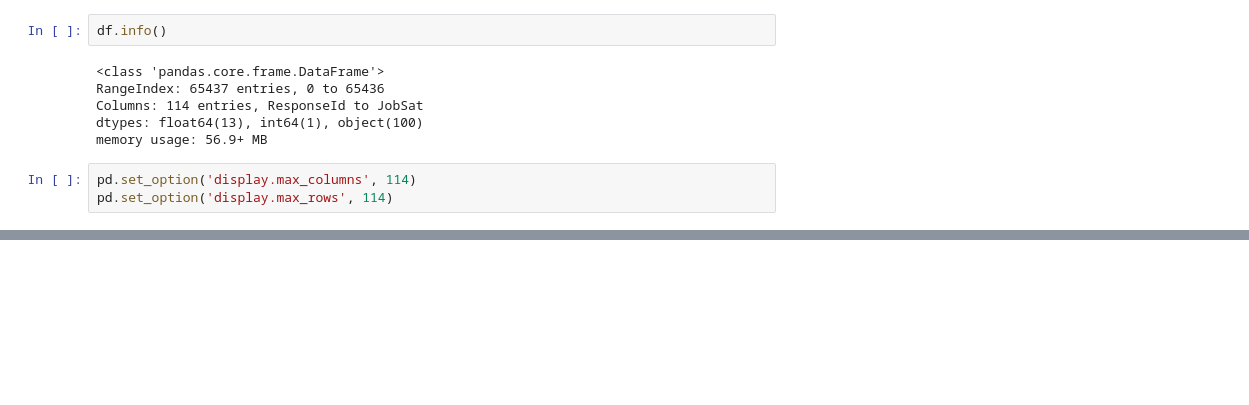
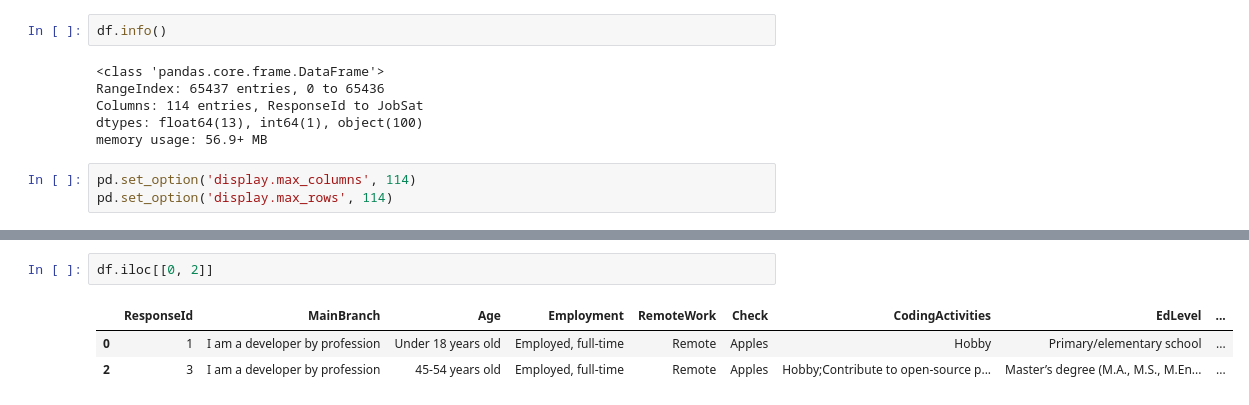
Before and after one commit to Tanishqua-Simform/python, a Jupyter notebook: Pandas/Stackoverflow_Survey.ipynb, the cells around one changed output, grey strips where cells are left out. Drawn from its saved outputs; the diff is of its cells as text; blank space fills up the shorter version.

```diff
--- a/Pandas/Stackoverflow_Survey.ipynb
+++ b/Pandas/Stackoverflow_Survey.ipynb
@@ -83 +124,7 @@ df.head()
+# %%
+df.iloc[[0, 2]]
+# %% [output]
+|  | ResponseId | MainBranch | Age | Employment | RemoteWork | Check | CodingActivities | EdLevel | ... |
+| 0 | 1 | I am a developer by profession | Under 18 years old | Employed, full-time | Remote | Apples | Hobby | Primary/elementary school | ... |
+| 2 | 3 | I am a developer by profession | 45-54 years old | Employed, full-time | Remote | Apples | Hobby;Contribute to open-source p... | Master’s degree (M.A., M.S., M.En... | ... |
 # %%
```
Also changed, not shown: parts of 27 cells of this notebook, 1 other file.
